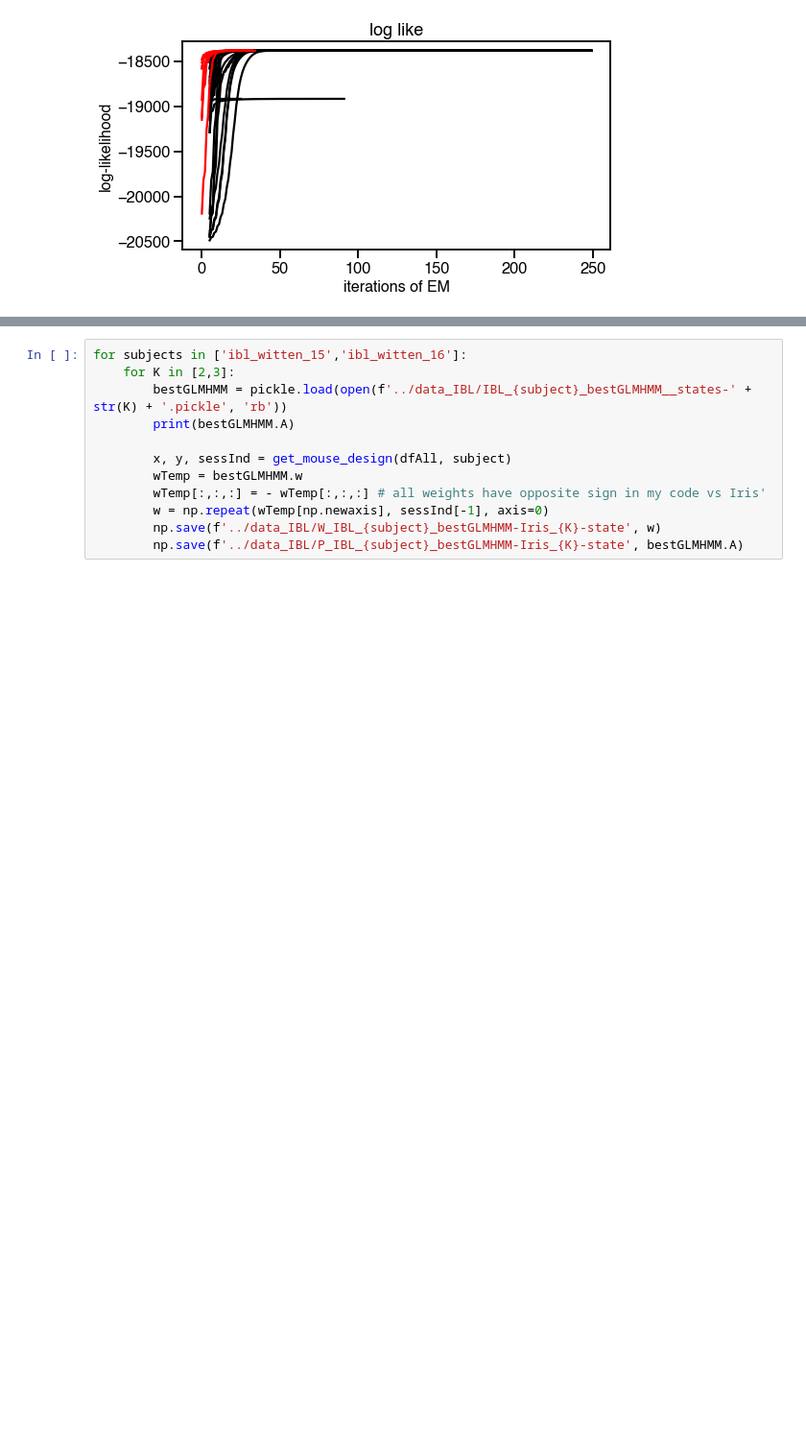
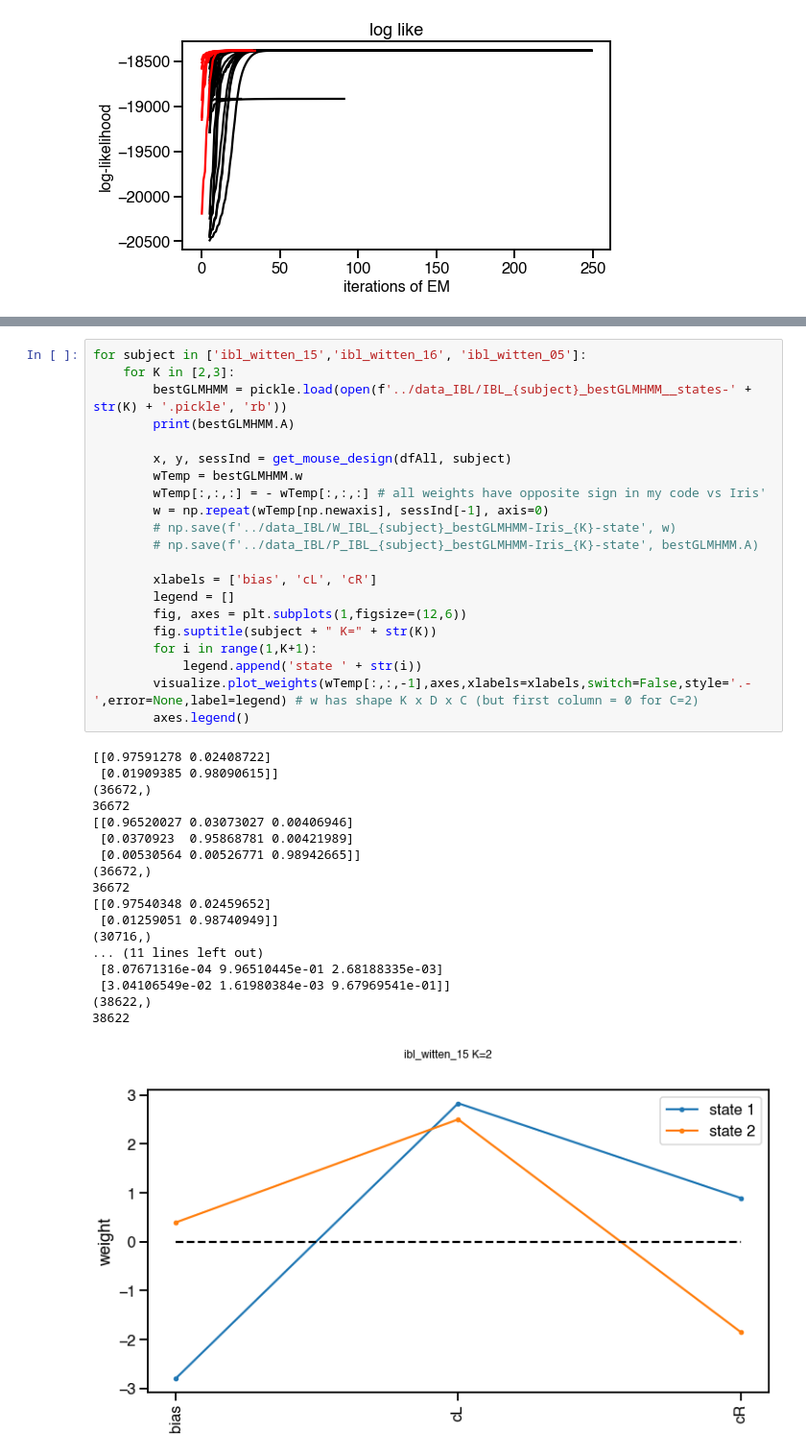
Before and after one commit to lenca56/Pillow_dGLM-HMM, a Jupyter notebook: code/IBL_Iris-GLM_HMM.ipynb, the cells around one changed output, grey strips where cells are left out. Shown at 96% size. Saved outputs shown, nothing was run; the diff lists cells and outputs as text; blank space fills up the shorter version.

```diff
--- a/code/IBL_Iris-GLM_HMM.ipynb
+++ b/code/IBL_Iris-GLM_HMM.ipynb
@@ -189,12 +212,40 @@ for K in [2,3]:
 # %%
-for subjects in ['ibl_witten_15','ibl_witten_16']:
+for subject in ['ibl_witten_15','ibl_witten_16', 'ibl_witten_05']:
     for K in [2,3]:
         bestGLMHMM = pickle.load(open(f'../data_IBL/IBL_{subject}_bestGLMHMM__states-' + str(K) + '.pickle', 'rb'))
         print(bestGLMHMM.A)
 
         x, y, sessInd = get_mouse_design(dfAll, subject)
         wTemp = bestGLMHMM.w
         wTemp[:,:,:] = - wTemp[:,:,:] # all weights have opposite sign in my code vs Iris'
         w = np.repeat(wTemp[np.newaxis], sessInd[-1], axis=0)
-        np.save(f'../data_IBL/W_IBL_{subject}_bestGLMHMM-Iris_{K}-state', w)
-        np.save(f'../data_IBL/P_IBL_{subject}_bestGLMHMM-Iris_{K}-state', bestGLMHMM.A)
+        # np.save(f'../data_IBL/W_IBL_{subject}_bestGLMHMM-Iris_{K}-state', w)
+        # np.save(f'../data_IBL/P_IBL_{subject}_bestGLMHMM-Iris_{K}-state', bestGLMHMM.A)
+
+        xlabels = ['bias', 'cL', 'cR']
+        legend = []
+        fig, axes = plt.subplots(1,figsize=(12,6))
+        fig.suptitle(subject + " K=" + str(K))
+        for i in range(1,K+1):
+            legend.append('state ' + str(i))
+        visualize.plot_weights(wTemp[:,:,-1],axes,xlabels=xlabels,switch=False,style='.-',error=None,label=legend) # w has shape K x D x C (but first column = 0 for C=2)
+        axes.legend()
+# %% [output]
+[[0.97591278 0.02408722]
+ [0.01909385 0.98090615]]
+(36672,)
+36672
+[[0.96520027 0.03073027 0.00406946]
+ [0.0370923  0.95868781 0.00421989]
+ [0.00530564 0.00526771 0.98942665]]
+(36672,)
+36672
+[[0.97540348 0.02459652]
+ [0.01259051 0.98740949]]
+(30716,)
+... (11 lines left out)
+ [8.07671316e-04 9.96510445e-01 2.68188335e-03]
+ [3.04106549e-02 1.61980384e-03 9.67969541e-01]]
+(38622,)
+38622
+[figure, added]
```
Also changed, not shown: parts of 4 cells of this notebook, 4 other files.
